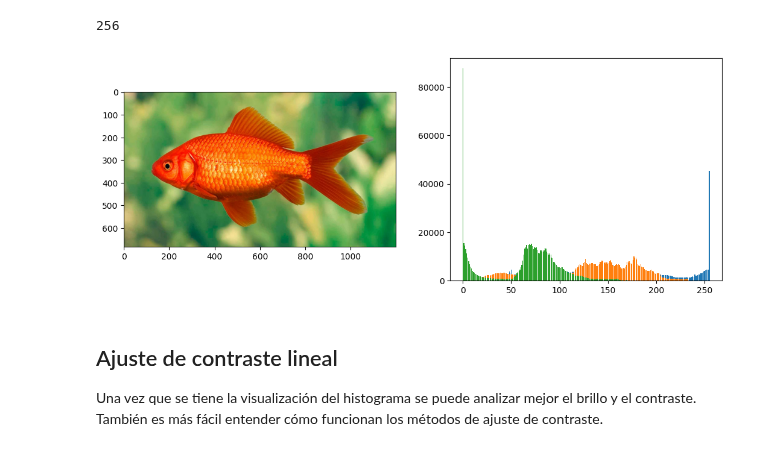
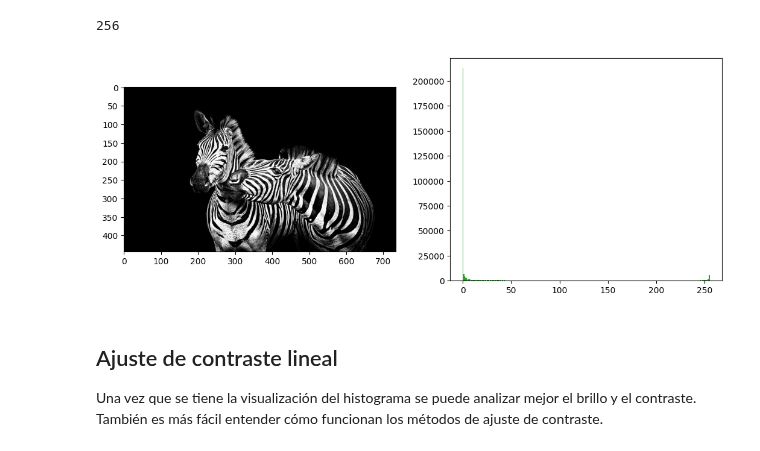
Before and after one commit to 288756/VisArtificial, a Jupyter notebook: Prac03_Brillo.ipynb, the cells around one changed output. Drawn from its saved outputs; the diff is of its cells as text; code cells hidden in the pictures.

```diff
--- a/Prac03_Brillo.ipynb
+++ b/Prac03_Brillo.ipynb
@@ -61,17 +61,18 @@ def iter_channels(color_image):
 # Esta función está sin terminar
 def plot_histogram(img):
   # Creación de la figura
-  width, height = plt.rcParams['figure.figsize']
-  fig, (ax_img, ax_hist) = plt.subplots(1, 2, figsize=(2*width, height))
   if img.dtype == "uint8":
-    if img.ndim == 2:
-        ax_img.imshow(img, cmap='gray')
+    width, height = plt.rcParams['figure.figsize']
+    fig, (ax_img, ax_hist) = plt.subplots(1, 2, figsize=(2*width, height))
+    hist = np.zeros(256)
+    def hist_e_imagen(img, hist):
         hist = np.zeros(256)
         for i in range(img.shape[0]):
           for j in range(img.shape[1]):
             hist[img[i,j]] += 1
-        ax_hist.bar(np.arange(256), hist)
-
+        return ax_img.imshow(img, cmap='gray'), ax_hist.bar(np.arange(256), hist)
+    if img.ndim == 2:
+      hist_e_imagen(img, hist)
     elif img.ndim == 3:
         # imagen en color
         # `channel` es el canal rojo, verde o azul de la imagen.
@@ -87,10 +88,10 @@ def plot_histogram(img):
   else:
     print("NO ES UINT8")
 # %%
-img = skimage.io.imread('pez.jpg')
+img = skimage.io.imread('cebras.jpg')
 plot_histogram(img)
 # %% [output]
-[figure, old version]
+[figure, new version]
 # %% [markdown]
 ## Ajuste de contraste lineal
 
```
